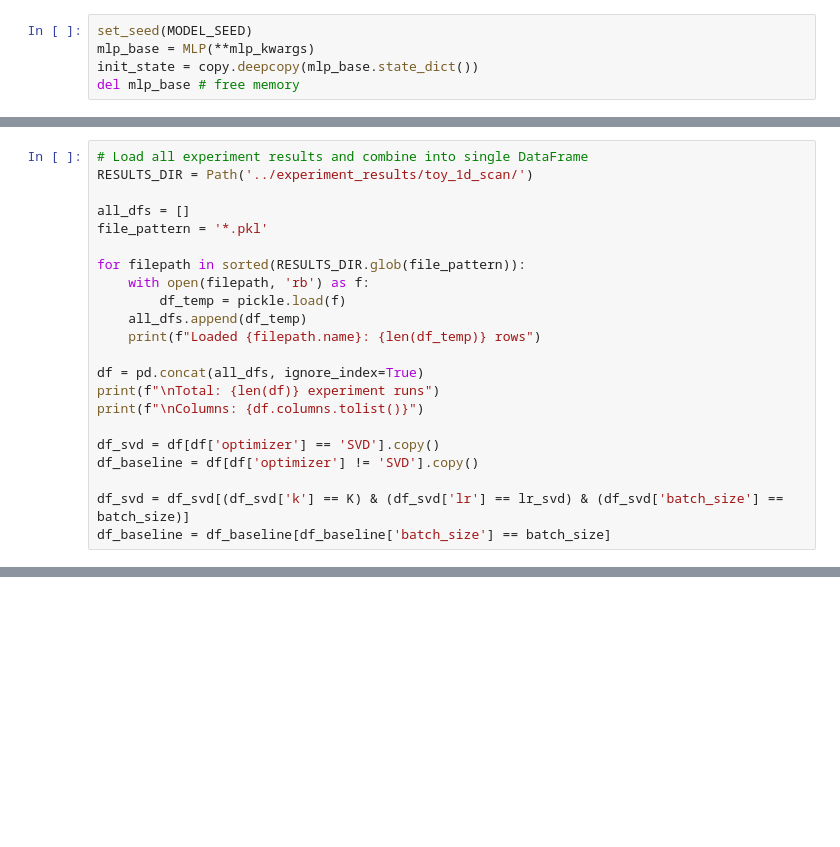
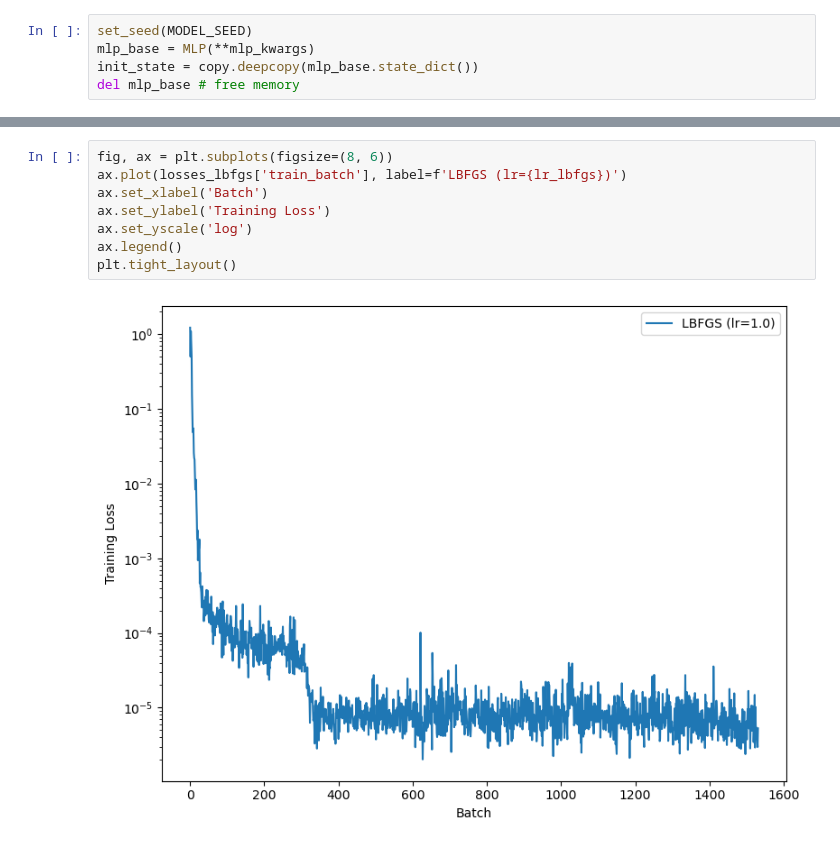
Before and after one commit to sambt/sven-experiments, a Jupyter notebook: notebooks_new/toy_1d_testing.ipynb, the cells around one changed output, grey strips where cells are left out. Cells and saved outputs as stored; diff of their text form; blank space fills up the shorter version.

```diff
--- a/notebooks_new/toy_1d_testing.ipynb
+++ b/notebooks_new/toy_1d_testing.ipynb
@@ -63,22 +61,0 @@ del mlp_base # free memory
-# %%
-# Load all experiment results and combine into single DataFrame
-RESULTS_DIR = Path('../experiment_results/toy_1d_scan/')
-
-all_dfs = []
-file_pattern = '*.pkl'
-
-for filepath in sorted(RESULTS_DIR.glob(file_pattern)):
-    with open(filepath, 'rb') as f:
-        df_temp = pickle.load(f)
-    all_dfs.append(df_temp)
-    print(f"Loaded {filepath.name}: {len(df_temp)} rows")
-
-df = pd.concat(all_dfs, ignore_index=True)
-print(f"\nTotal: {len(df)} experiment runs")
-print(f"\nColumns: {df.columns.tolist()}")
-
-df_svd = df[df['optimizer'] == 'SVD'].copy()
-df_baseline = df[df['optimizer'] != 'SVD'].copy()
-
-df_svd = df_svd[(df_svd['k'] == K) & (df_svd['lr'] == lr_svd) & (df_svd['batch_size'] == batch_size)]
-df_baseline = df_baseline[df_baseline['batch_size'] == batch_size]
@@ -243,0 +100,10 @@ plt.tight_layout()
+# %%
+fig, ax = plt.subplots(figsize=(8, 6))
+ax.plot(losses_lbfgs['train_batch'], label=f'LBFGS (lr={lr_lbfgs})')
+ax.set_xlabel('Batch')
+ax.set_ylabel('Training Loss')
+ax.set_yscale('log')
+ax.legend()
+plt.tight_layout()
+# %% [output]
+[figure, added]
```
Also changed, not shown: parts of 20 cells of this notebook, 15 other files.
